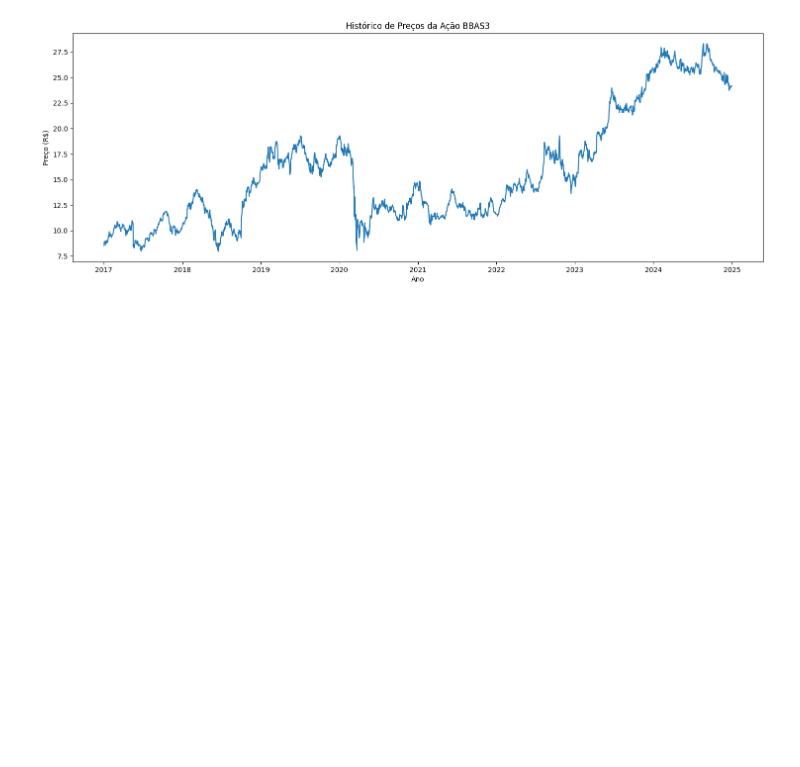
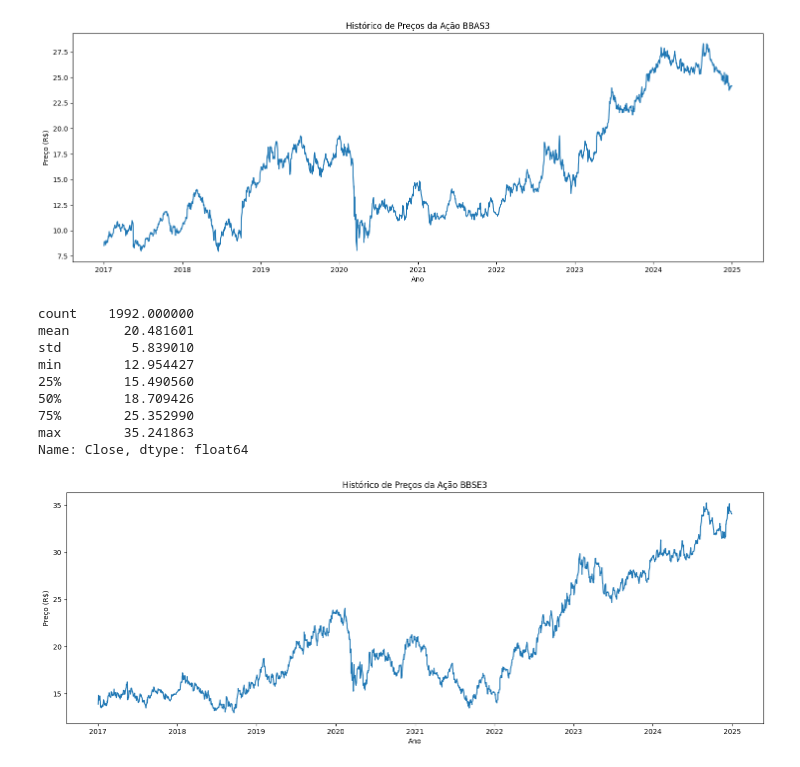
Before and after one commit to Botelho97/tcc-predict-stocks-models-comparison, a Jupyter notebook: stocks-data.ipynb, the cells around one changed output. Saved outputs shown, nothing was run; the diff lists cells and outputs as text; code cells hidden in the pictures; blank space fills up the shorter version.

Commit message:
Updating stocks-data

```diff
--- a/stocks-data.ipynb
+++ b/stocks-data.ipynb
@@ -43,3 +55,21 @@ bb_history = get_stock_data(stock_name="BBAS3", starting_year=2017, ending_year=
 stock_plot(stock_name="BBAS3", series=bb_history)
 # %% [output]
 [figure]
+# %%
+def get_stock_data_and_plot(stock_name: str, starting_year: int, ending_year: int) -> None:
+    series = get_stock_data(stock_name, starting_year, ending_year)
+    print(series.describe())
+    stock_plot(stock_name, series)
+# %%
+get_stock_data_and_plot(stock_name="BBSE3", starting_year=2017, ending_year=2024)
+# %% [output]
+count    1992.000000
+mean       20.481601
+std         5.839010
+min        12.954427
+25%        15.490560
+50%        18.709426
+75%        25.352990
+max        35.241863
+Name: Close, dtype: float64
+[figure, added]
```
Also changed, not shown: parts of 1 cell of this notebook.
